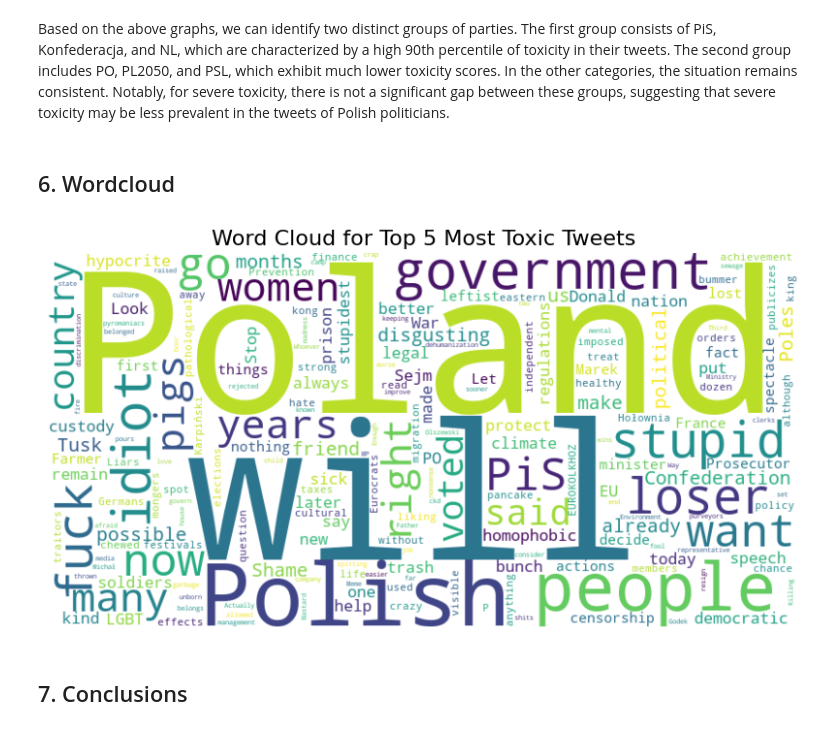
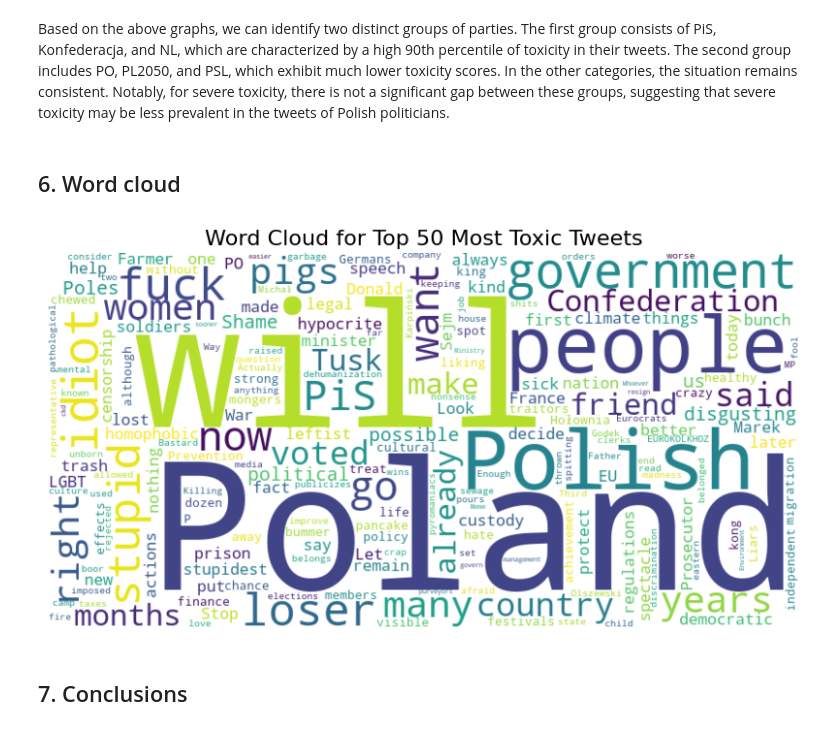
Before and after one commit to MPKuchciak/Twitter, a Jupyter notebook: 7. Hate speech.ipynb, the cells around one changed output. Cells and saved outputs as stored; diff of their text form; code cells hidden in the pictures.

```diff
--- a/7. Hate speech.ipynb
+++ b/7. Hate speech.ipynb
@@ -134,21 +130,19 @@ for category in categories:
 # %% [markdown]
 Based on the above graphs, we can identify two distinct groups of parties. The first group consists of PiS, Konfederacja, and NL, which are characterized by a high 90th percentile of toxicity in their tweets. The second group includes PO, PL2050, and PSL, which exhibit much lower toxicity scores. In the other categories, the situation remains consistent. Notably, for severe toxicity, there is not a significant gap between these groups, suggesting that severe toxicity may be less prevalent in the tweets of Polish politicians.
 # %% [markdown]
-## 6. Wordcloud
+## 6. Word cloud
 # %%
 top_5_tweets = df.nlargest(50, 'toxicity')[['text_clean_en']]
-
 text = ' '.join(top_5_tweets['text_clean_en'])
-
-wordcloud = WordCloud(width=800, height=400, background_color='white').generate(text)
+wordcloud = WordCloud(width=800, height=400, background_color='white', stopwords=WordCloud().stopwords).generate(text)
 
 plt.figure(figsize=(10, 6))
 plt.imshow(wordcloud, interpolation='bilinear')
 plt.axis('off')
-plt.title("Word Cloud for Top 5 Most Toxic Tweets", fontsize=16)
+plt.title("Word Cloud for Top 50 Most Toxic Tweets", fontsize=16)
 plt.show()
 # %% [output]
-[figure, old version]
+[figure, new version]
 # %% [markdown]
 ## 7. Conclusions
 # %% [markdown]
```
Also changed, not shown: parts of 1 cell of this notebook.
